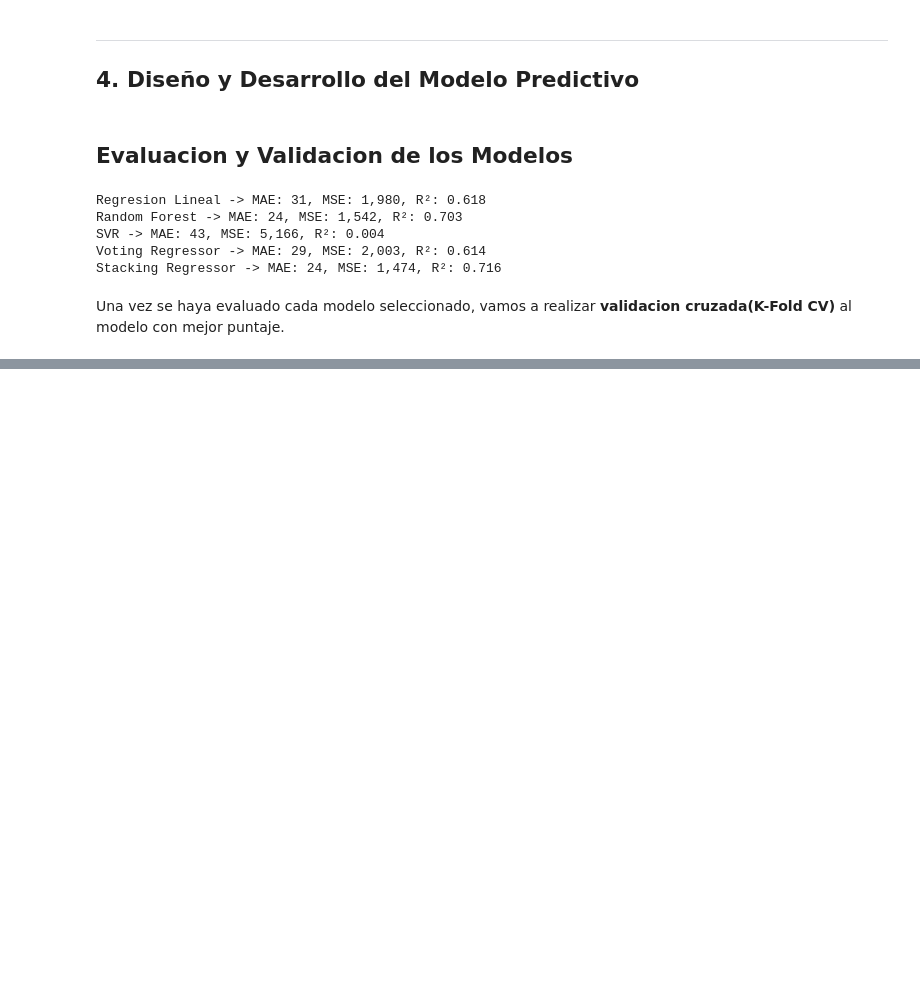
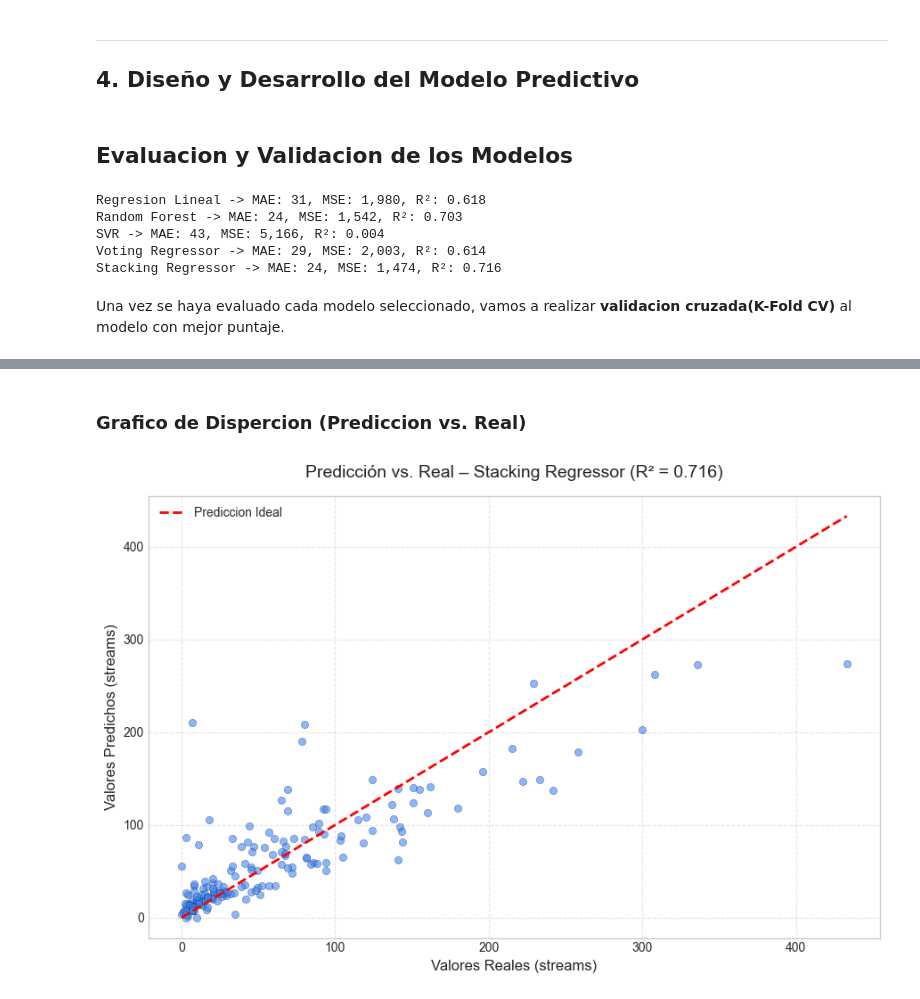
Before and after one commit to AaronMatarrita/ProyectoMineria, a Jupyter notebook: ProyectoFinal.ipynb, the cells around one changed output, grey strips where cells are left out. Saved outputs shown, nothing was run; the diff lists cells and outputs as text; code cells hidden in the pictures; blank space fills up the shorter version.

```diff
--- a/ProyectoFinal.ipynb
+++ b/ProyectoFinal.ipynb
@@ -531,0 +539,22 @@ print(f"Validacion Cruzada (R^2): {cv_scores.mean():.3f} +- {cv_scores.std():.3f
+# %% [markdown]
+### Grafico de Dispercion (Prediccion vs. Real)
+# %%
+#Usamos el modelo mejor valorado
+best_model = models['Stacking Regressor']
+y_pred = best_model.predict(X_test_processed)
+
+#Calcular R^2 para el grafico
+r2 = r2_score(y_test, y_pred)
+
+plt.figure(figsize=(9, 6))
+plt.scatter(y_test, y_pred, alpha=0.6, color='#3A86FF', edgecolors='k', linewidths=0.3)
+plt.plot([y_test.min(), y_test.max()], [y_test.min(), y_test.max()], 'r--', lw=2, label='Prediccion Ideal')
+plt.xlabel('Valores Reales (streams)', fontsize=12)
+plt.ylabel('Valores Predichos (streams)', fontsize=12)
+plt.title(f'Predicción vs. Real – Stacking Regressor (R² = {r2:.3f})', fontsize=14, pad=15)
+plt.legend()
+plt.grid(True, linestyle='--', alpha=0.5)
+plt.tight_layout()
+plt.show()
+# %% [output]
+[figure, added]
```
Also changed, not shown: parts of 7 cells of this notebook.
